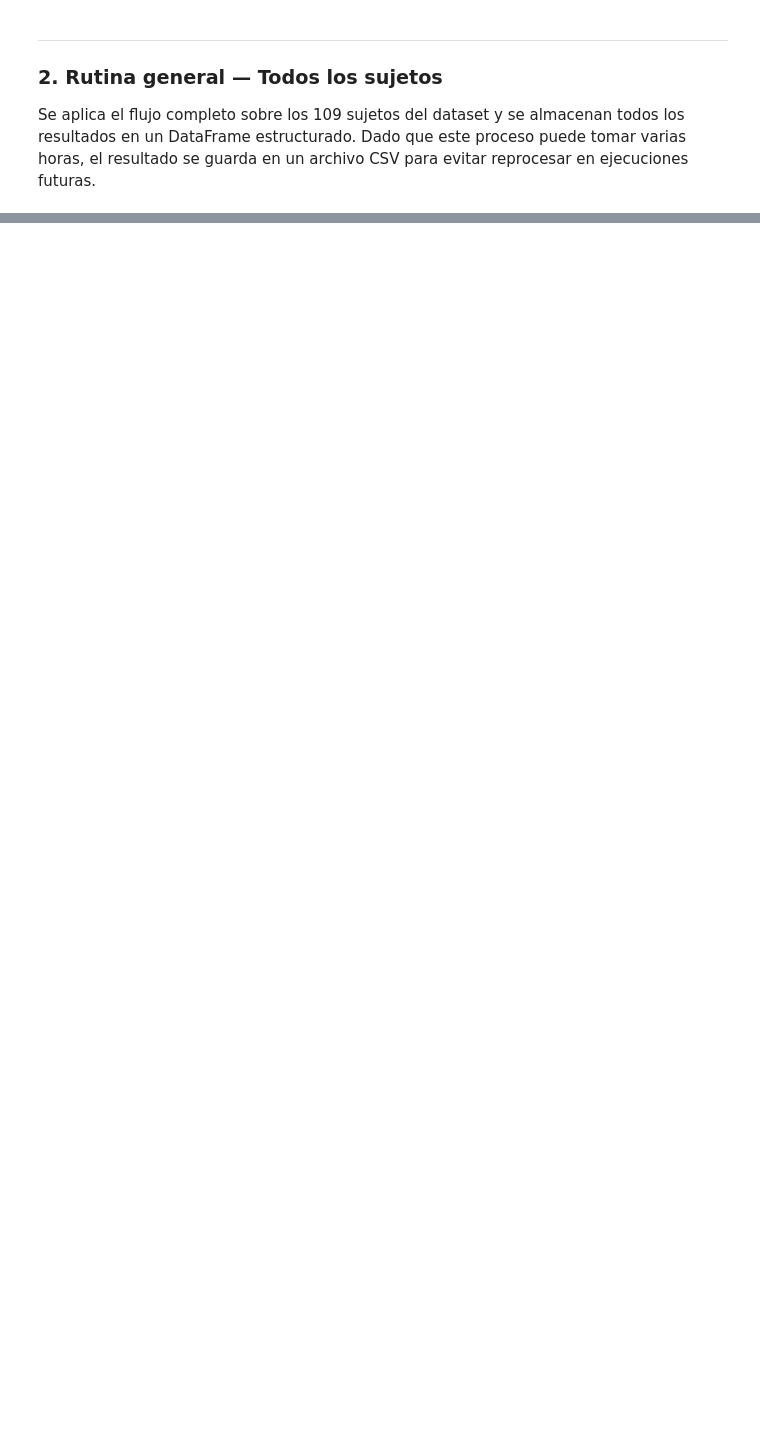
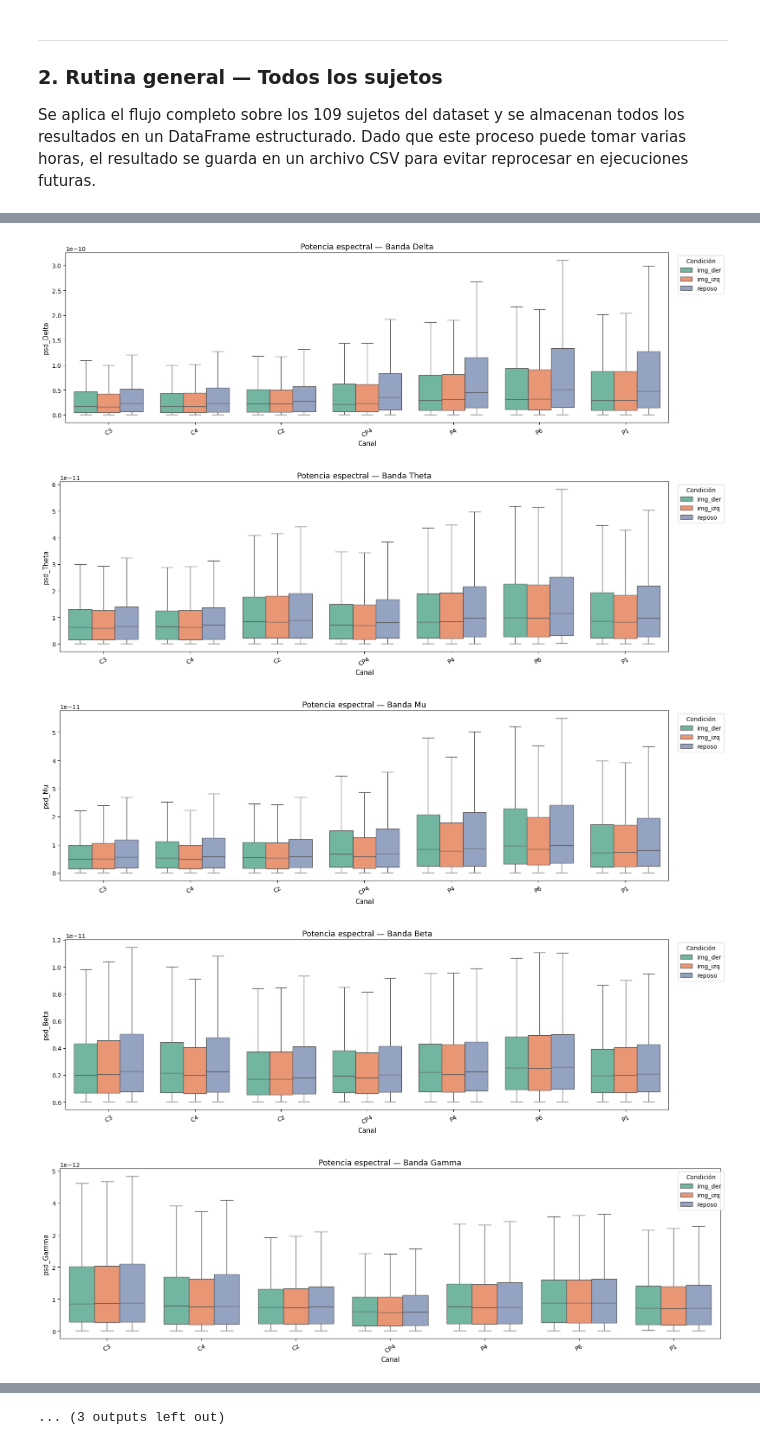
Before and after one commit to Michael10Crack/Lab_BioSenales, a Jupyter notebook: Proyecto_2.ipynb, the cells around one changed output, grey strips where cells are left out. Saved outputs shown, nothing was run; the diff lists cells and outputs as text; code cells hidden in the pictures; blank space fills up the shorter version.

```diff
--- a/Proyecto_2.ipynb
+++ b/Proyecto_2.ipynb
@@ -720,3 +721,8 @@ Length: 7, dtype: str
 | 2 | S001 | img_der | Cz | 0 | 3.027739e-11 | 9.421118e-12 | 6.908929e-12 | 1.855552e-12 | 1.310531e-12 | 3.104959 | ... |
 | 3 | S001 | img_der | CP4 | 0 | 2.918800e-11 | 6.914820e-12 | 7.601085e-12 | 2.192822e-12 | 8.972870e-13 | 3.039999 | ... |
 | 4 | S001 | img_der | P4 | 0 | 5.585577e-11 | 1.084521e-11 | 9.942767e-12 | 3.565249e-12 | 2.086198e-12 | 3.124816 | ... |
+# %%
+# Cargar DataFrame
+df_caracteristicas = pd.read_csv('caracteristicas_proyecto2.csv')
+print(f"DataFrame cargado: {len(df_caracteristicas)} filas")
+print(f"Columnas: {list(df_caracteristicas.columns)}")
@@ -722,0 +732,31 @@ Length: 7, dtype: str
+# %%
+def graficar_indice(df, indice, titulo=None):
+    fig, ax = plt.subplots(figsize=(16, 5))
+    sns.boxplot(data=df, x='canal', y=indice, hue='condicion',
+                ax=ax, palette='Set2', showfliers=False)
+    ax.set_title(titulo or f'Distribución de {indice} por canal y condición', fontsize=13)
+    ax.set_xlabel('Canal', fontsize=11)
+    ax.set_ylabel(indice, fontsize=11)
+    ax.legend(title='Condición', bbox_to_anchor=(1.01, 1))
+    ax.tick_params(axis='x', rotation=30)
+    plt.tight_layout()
+    plt.show()
+
+# Graficar todos los índices
+for banda in ['psd_Delta', 'psd_Theta', 'psd_Mu', 'psd_Beta', 'psd_Gamma']:
+    graficar_indice(df_caracteristicas, banda, f'Potencia espectral — Banda {banda.replace("psd_", "")}')
+
+graficar_indice(df_caracteristicas, 'entropia_mu', 'Entropía Espectral — Banda Mu')
+graficar_indice(df_caracteristicas, 'entropia_beta', 'Entropía Espectral — Banda Beta')
+
+for hjorth in ['hjorth_actividad', 'hjorth_movilidad', 'hjorth_complejidad']:
+    graficar_indice(df_caracteristicas, hjorth, f'Parámetro de Hjorth — {hjorth.replace("hjorth_", "").capitalize()}')
+
+for nivel in range(5):
+    graficar_indice(df_caracteristicas, f'wavelet_nivel_{nivel}', f'Energía Wavelet — Nivel {nivel}')
+# %% [output]
+[figure, added]
+[figure, added]
+[figure, added]
+[figure, added]
+[figure, added]
@@ -722,0 +770 @@ Length: 7, dtype: str
+... (3 outputs left out)
```
Also changed, not shown: parts of 5 cells of this notebook.
